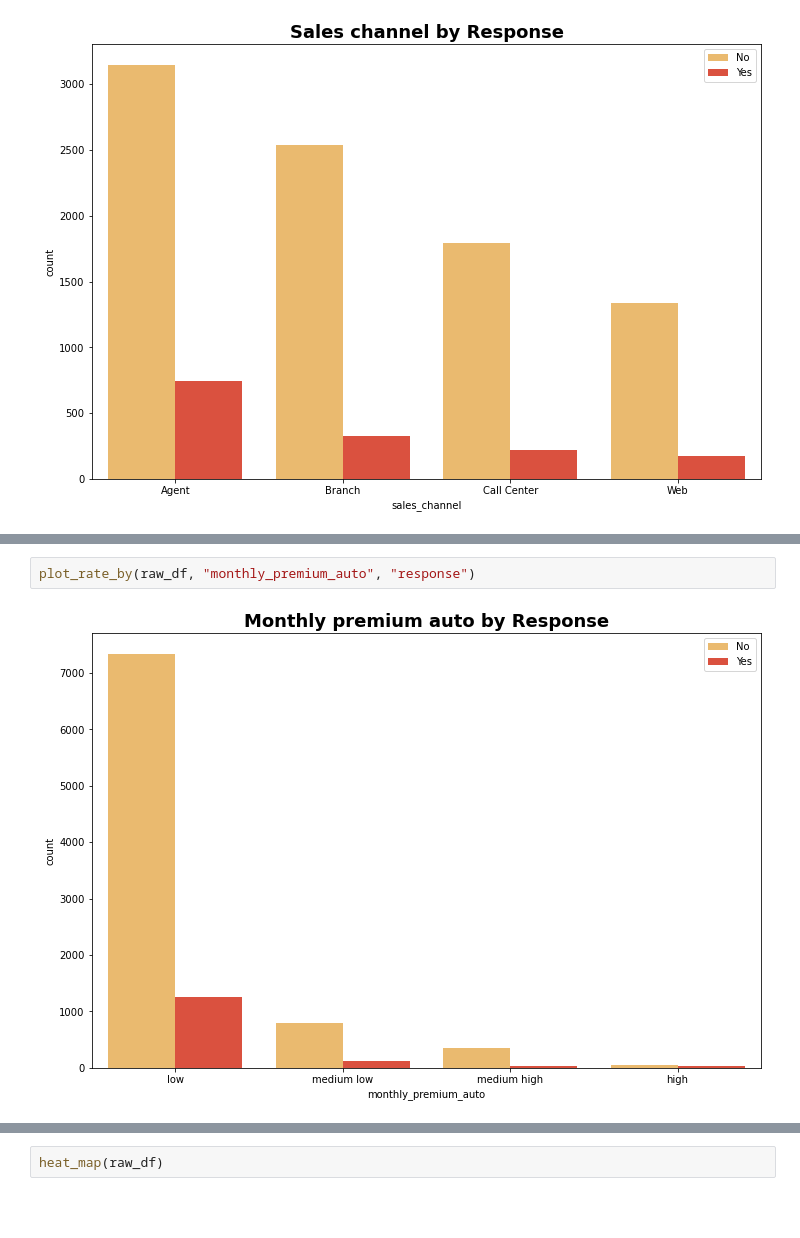
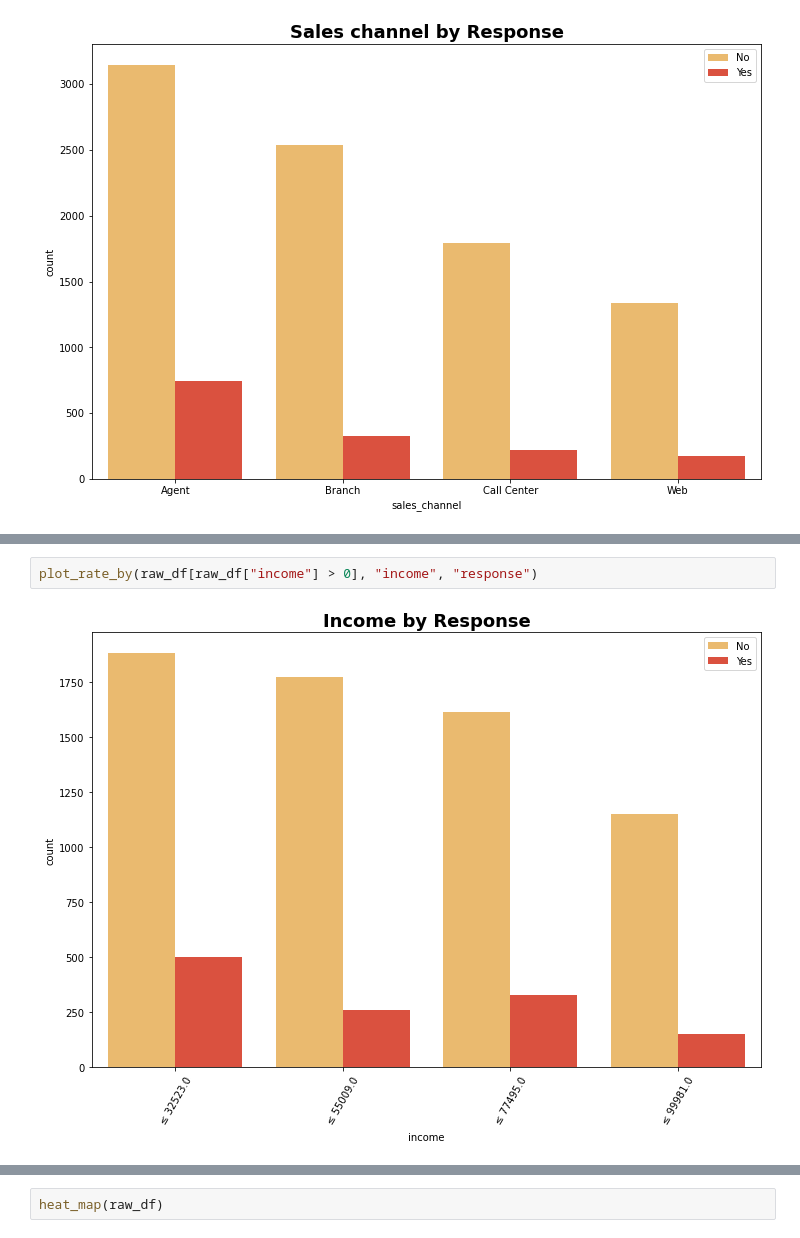
Before and after one commit to Romes-Kalt/Customer_Data_Analysis, a Jupyter notebook: data_exploratory_analysis.ipynb, the cells around one changed output, grey strips where cells are left out. Drawn from its saved outputs; the diff is of its cells as text; blank space fills up the shorter version.

```diff
--- a/data_exploratory_analysis.ipynb
+++ b/data_exploratory_analysis.ipynb
@@ -208,4 +239,4 @@ plot_rate_by(raw_df, "income", "response")
-# %%
-plot_rate_by(raw_df, "monthly_premium_auto", "response")
-# %% [output]
-[figure, removed]
+# %%
+plot_rate_by(raw_df[raw_df["income"] > 0], "income", "response")
+# %% [output]
+[figure, added]
```
Also changed, not shown: parts of 26 cells of this notebook, 3 other files.
